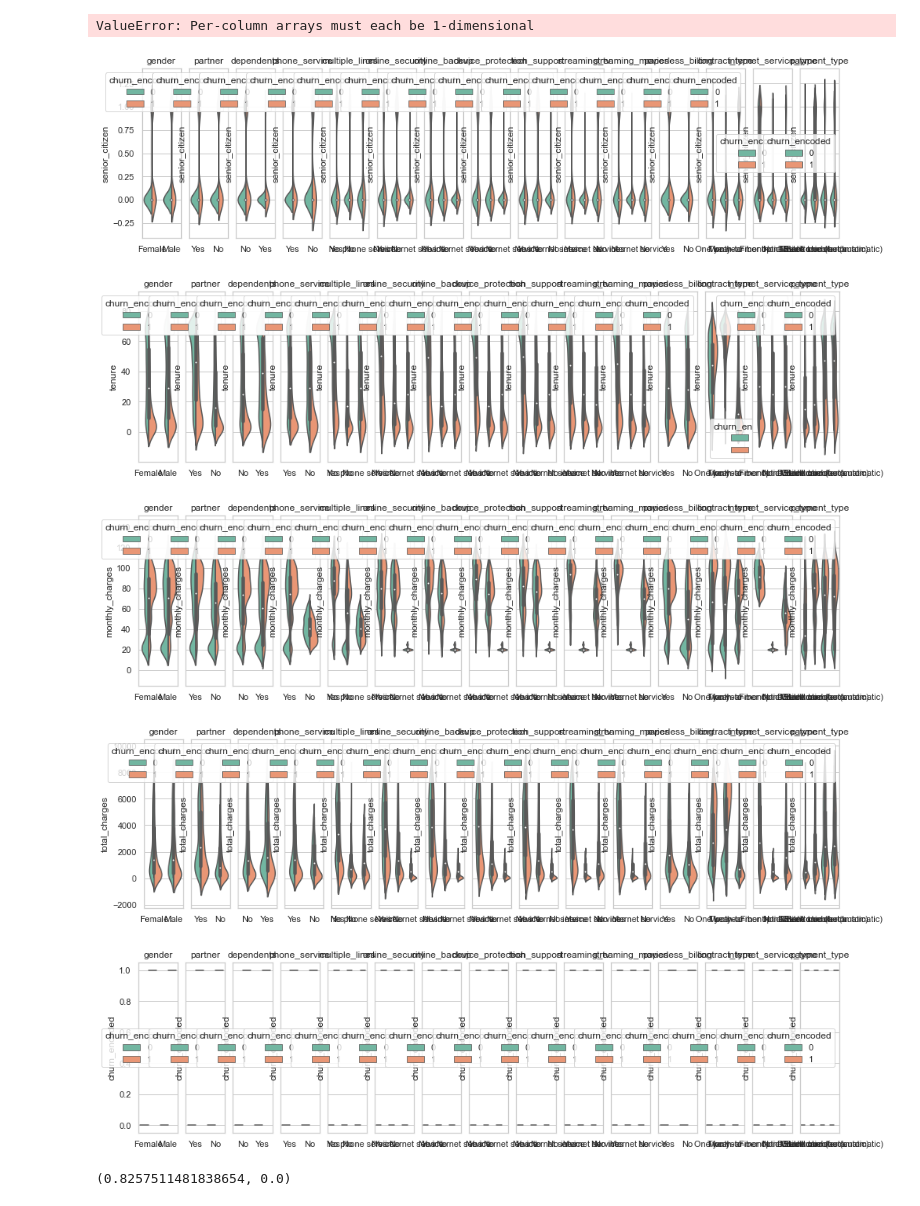
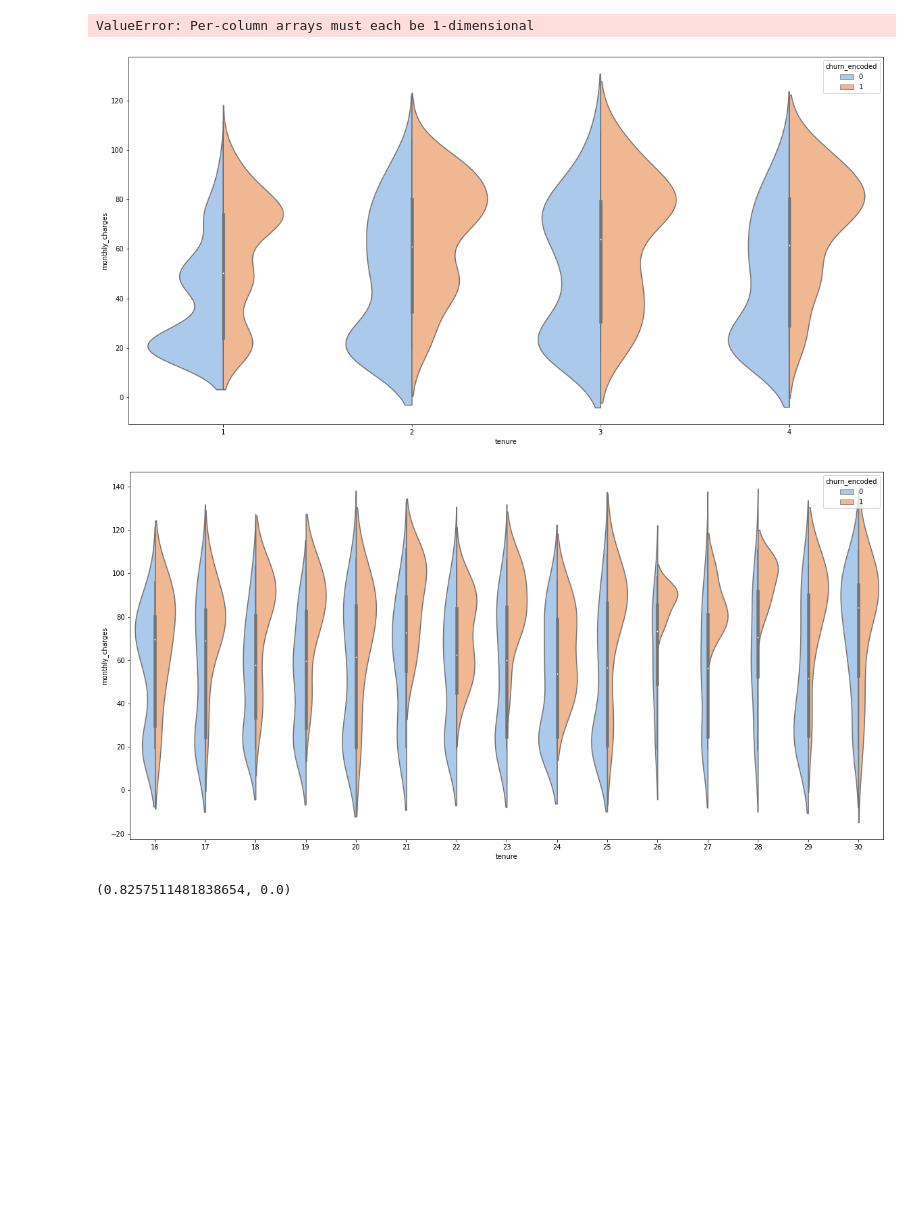
Before and after one commit to markydoug/classification-project, a Jupyter notebook: draft.ipynb, the cells around one changed output. Saved outputs shown, nothing was run; the diff lists cells and outputs as text; code cells hidden in the pictures; blank space fills up the shorter version.

```diff
--- a/draft.ipynb
+++ b/draft.ipynb
@@ -276,3 +276,5 @@ num_vars = list(train.select_dtypes(include=np.number).columns)
 plot_all_continuous_vars(train, "churn_encoded", num_vars)
 # %% [output]
 ValueError: Per-column arrays must each be 1-dimensional
+# %%
+train1 = train[train.tenure < 5]
@@ -279,19 +283,17 @@ ValueError: Per-column arrays must each be 1-dimensional
 # %%
-cols = len(cat_vars)
-_, ax = plt.subplots(nrows=1, ncols=cols, figsize=(16, 4), sharey=True)
-for i, cat in enumerate(cat_vars):
-    sns.violinplot(x=cat, y=quant, data=train, split=True,
-                   ax=ax[i], hue=target, palette="Set2")
-    ax[i].set_xlabel('')
-    ax[i].set_ylabel(quant)
-    ax[i].set_title(cat)
+fig, ax = plt.subplots(figsize=(20,10))
+sns.violinplot(x='tenure', y="monthly_charges", data=train1, split=True,
+                hue='churn_encoded', palette='pastel')
 plt.show()
 # %% [output]
-[figure, old version]
+[figure, new version]
-[figure, removed]
-[figure, removed]
-[figure, removed]
-[figure, removed]
+# %%
+fig, ax = plt.subplots(figsize=(20,10))
+sns.violinplot(x='tenure', y="monthly_charges", data=train2, split=True,
+                hue='churn_encoded', palette='pastel')
+plt.show()
+# %% [output]
+[figure, added]
 # %%
 r, p = stats.pearsonr(train.total_charges, train.tenure)
 # %%
```
Also changed, not shown: parts of 1 cell of this notebook.
